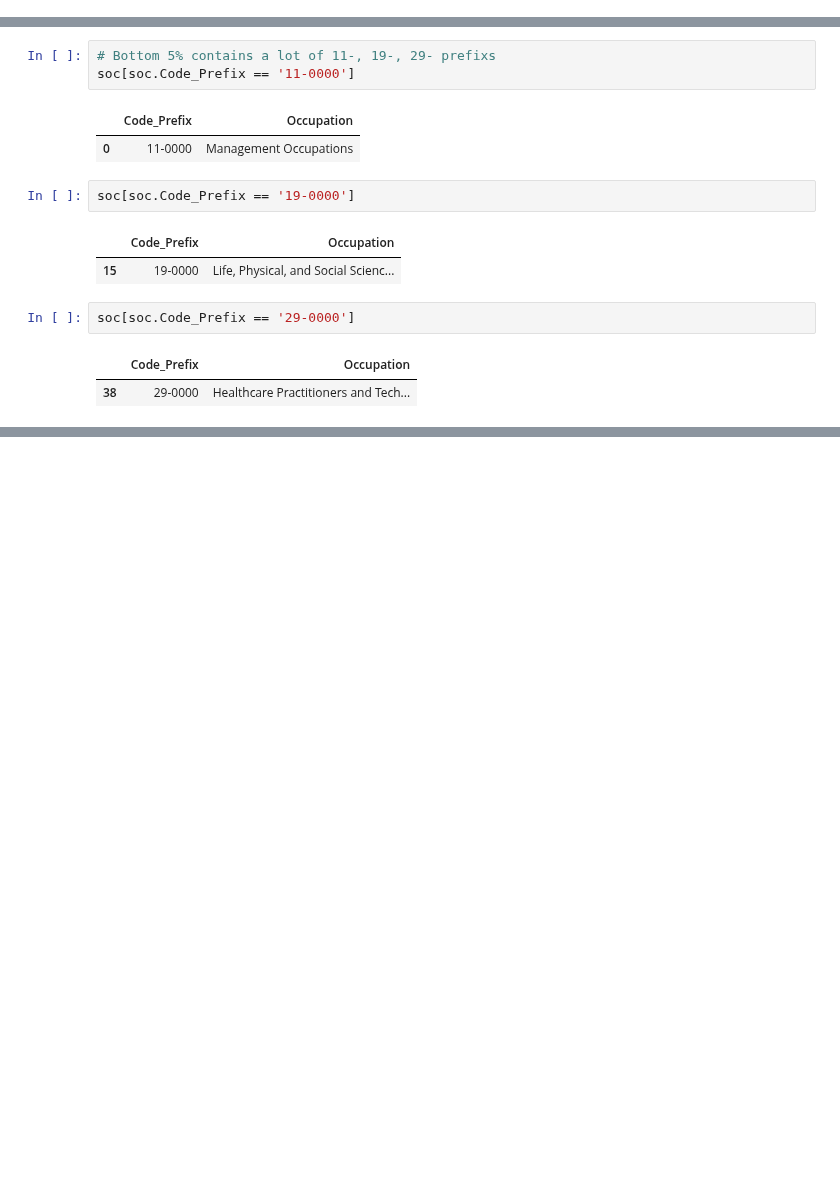
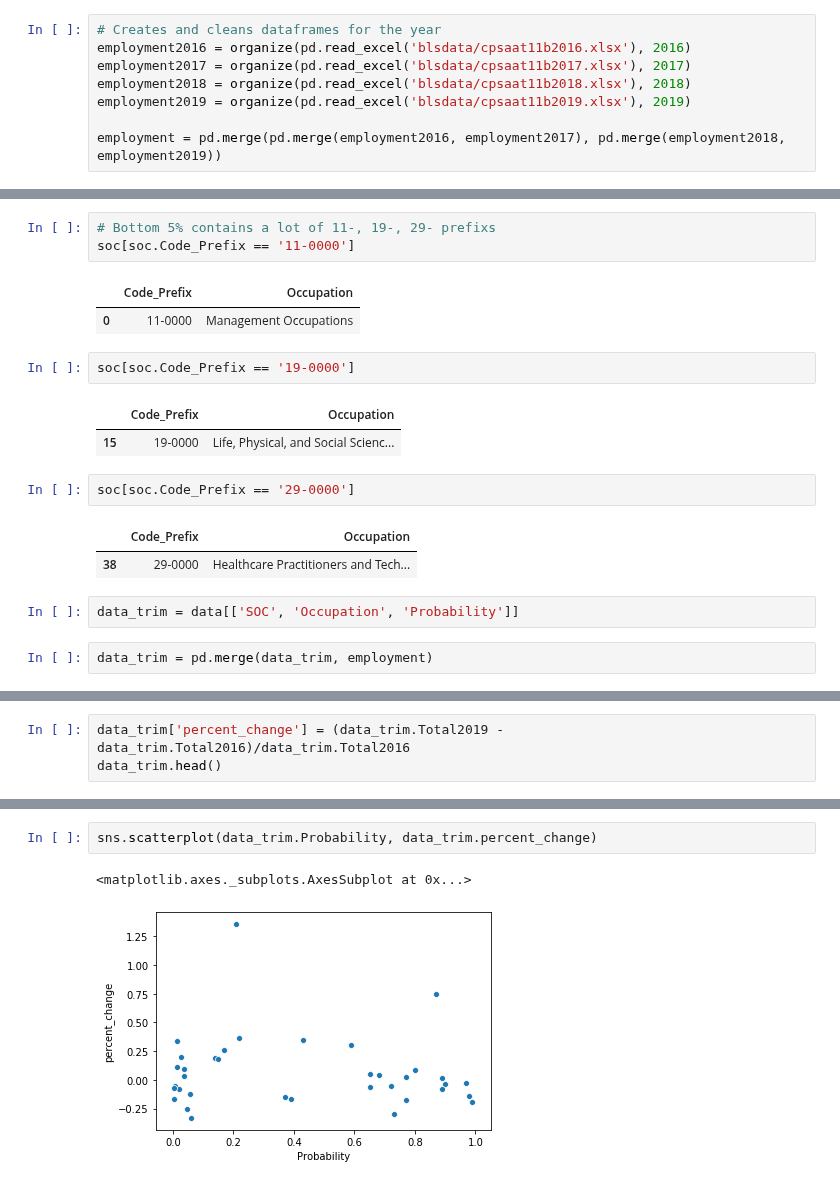
Before and after one commit to COGS108/group11_sp20, a Jupyter notebook: eda_occ_by_state.ipynb, the cells around one changed output, grey strips where cells are left out. Cells and saved outputs as stored; diff of their text form; blank space fills up the shorter version.

```diff
--- a/eda_occ_by_state.ipynb
+++ b/eda_occ_by_state.ipynb
@@ -14,6 +25,14 @@ states = ['Alabama', 'Alaska', 'Arizona', 'Arkansas', 'California', 'Colorado',
           'Nevada', 'New Hampshire', 'New Jersey', 'New Mexico', 'New York', 'North Carolina', 'North Dakota', 'Ohio',
           'Oklahoma', 'Oregon', 'Pennsylvania', 'Rhode Island', 'South Carolina', 'South Dakota', 'Tennessee',
           'Texas', 'Utah', 'Vermont', 'Virginia', 'Washington', 'West Virginia', 'Wisconsin', 'Wyoming']
+# %%
+# Creates and cleans dataframes for the year
+employment2016 = organize(pd.read_excel('blsdata/cpsaat11b2016.xlsx'), 2016)
+employment2017 = organize(pd.read_excel('blsdata/cpsaat11b2017.xlsx'), 2017)
+employment2018 = organize(pd.read_excel('blsdata/cpsaat11b2018.xlsx'), 2018)
+employment2019 = organize(pd.read_excel('blsdata/cpsaat11b2019.xlsx'), 2019)
+
+employment = pd.merge(pd.merge(employment2016, employment2017), pd.merge(employment2018, employment2019))
 # %%
 data = pd.read_csv('datasets/raw_state_automation_data.csv', encoding='cp1252')
 soc = pd.read_csv('datasets/SOC.csv')
@@ -240,3 +259,7 @@ soc[soc.Code_Prefix == '29-0000']
 # %% [output]
 |  | Code_Prefix | Occupation |
 | 38 | 29-0000 | Healthcare Practitioners and Tech... |
+# %%
+data_trim = data[['SOC', 'Occupation', 'Probability']]
+# %%
+data_trim = pd.merge(data_trim, employment)
@@ -242,0 +275,3 @@ soc[soc.Code_Prefix == '29-0000']
+# %%
+data_trim['percent_change'] = (data_trim.Total2019 - data_trim.Total2016)/data_trim.Total2016
+data_trim.head()
@@ -242,0 +285,5 @@ soc[soc.Code_Prefix == '29-0000']
+# %%
+sns.scatterplot(data_trim.Probability, data_trim.percent_change)
+# %% [output]
+<matplotlib.axes._subplots.AxesSubplot at 0x...>
+[figure, added]
```
Also changed, not shown: parts of 4 cells of this notebook, 3 other files.
